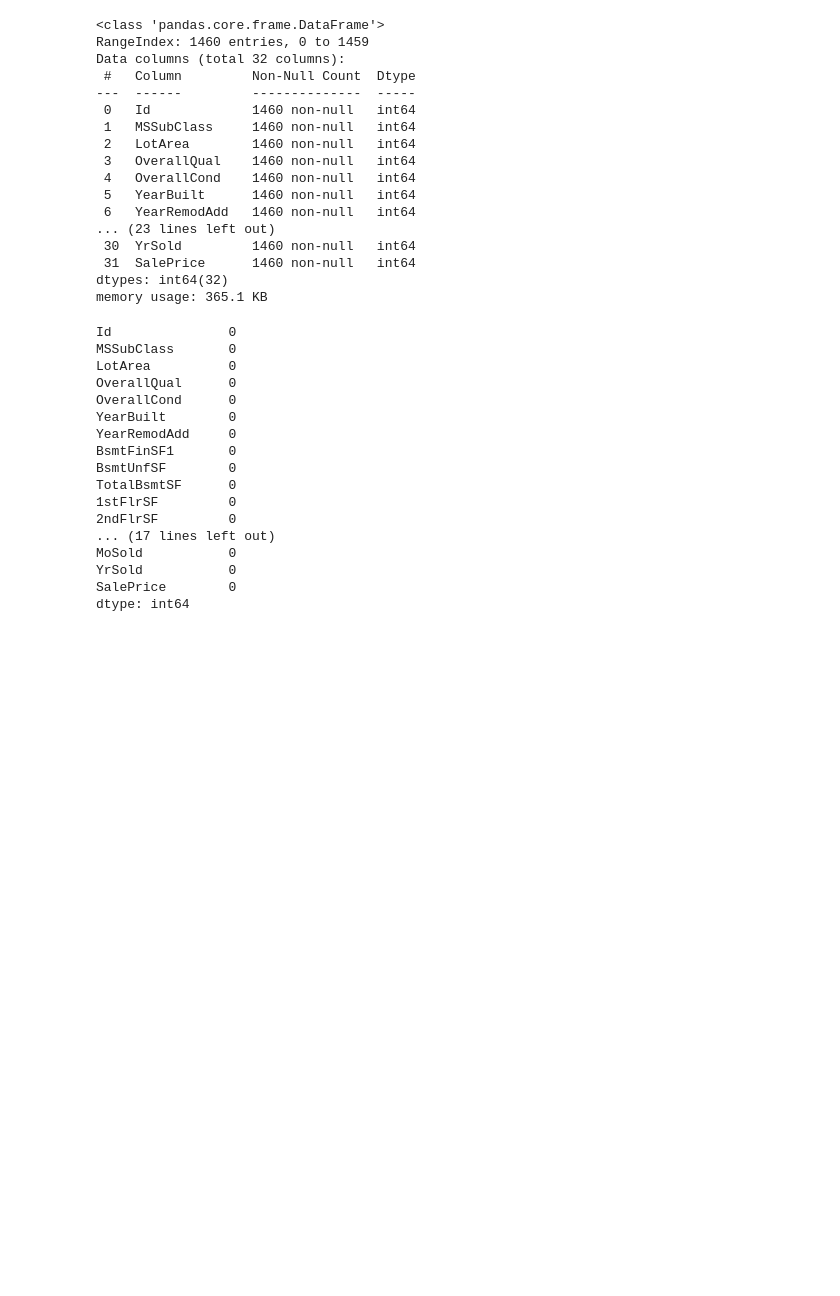
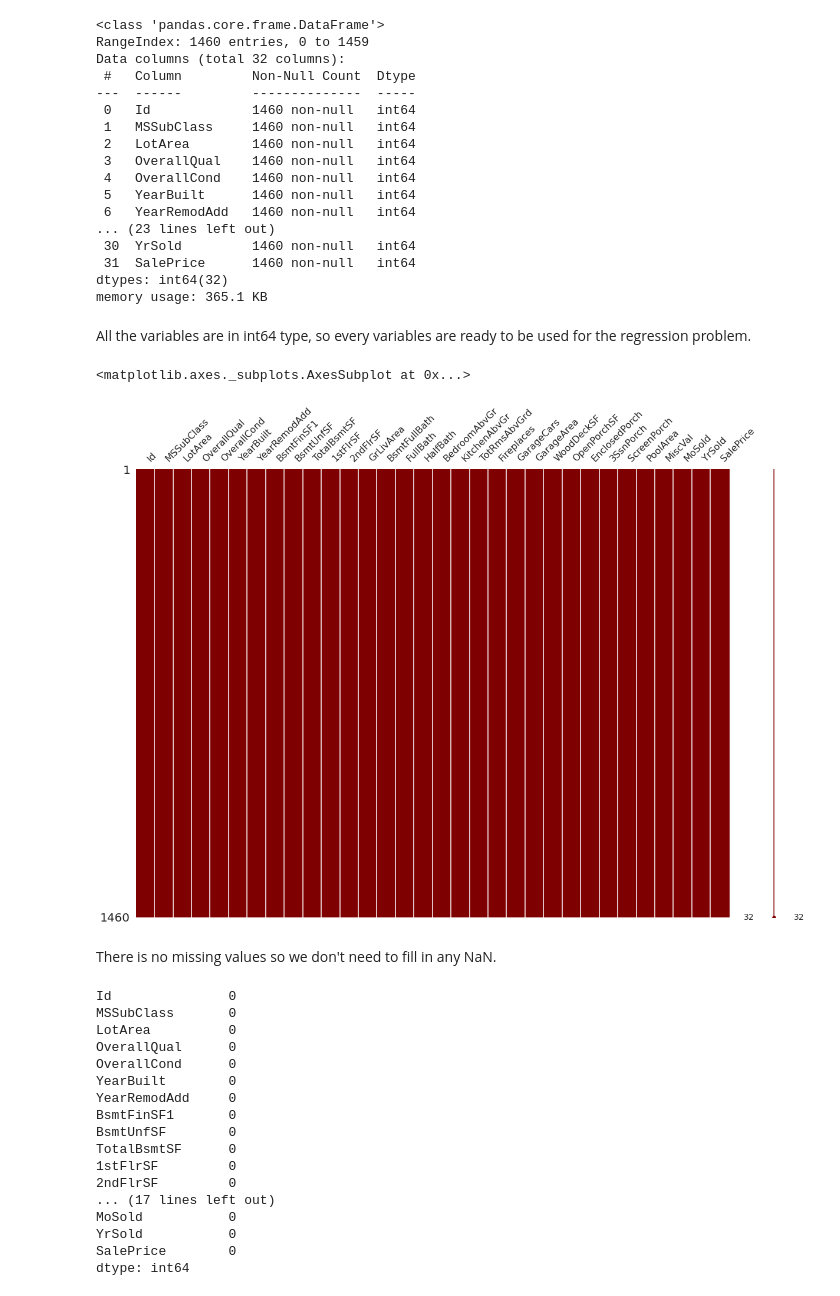
Before and after one commit to VascoBartolo/ML_project, a Jupyter notebook: ML_project.ipynb, the cells around one changed output. Drawn from its saved outputs; the diff is of its cells as text; code cells hidden in the pictures; blank space fills up the shorter version.

```diff
--- a/ML_project.ipynb
+++ b/ML_project.ipynb
@@ -73,6 +71,17 @@ Data columns (total 32 columns):
  31  SalePrice      1460 non-null   int64
 dtypes: int64(32)
 memory usage: 365.1 KB
+# %% [markdown]
+All the variables are in int64 type, so every variables are ready to be used for the regression problem.
+# %%
+import missingno as msno
+
+msno.matrix(df=data, figsize=(20,14), color=(0.5,0,0))
+# %% [output]
+<matplotlib.axes._subplots.AxesSubplot at 0x...>
+[figure, added]
+# %% [markdown]
+There is no missing values so we don't need to fill in any NaN.
 # %%
 data.isnull().sum()
 # %% [output]
```
Also changed, not shown: parts of 67 cells of this notebook.
